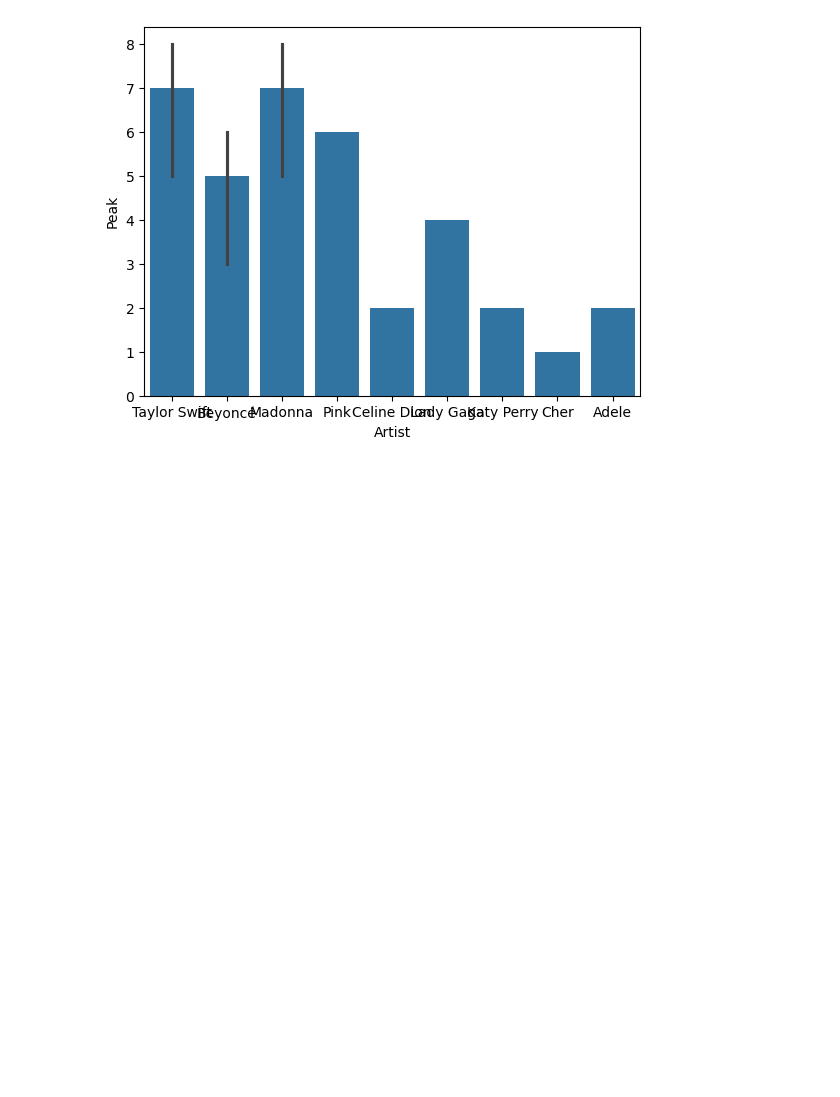
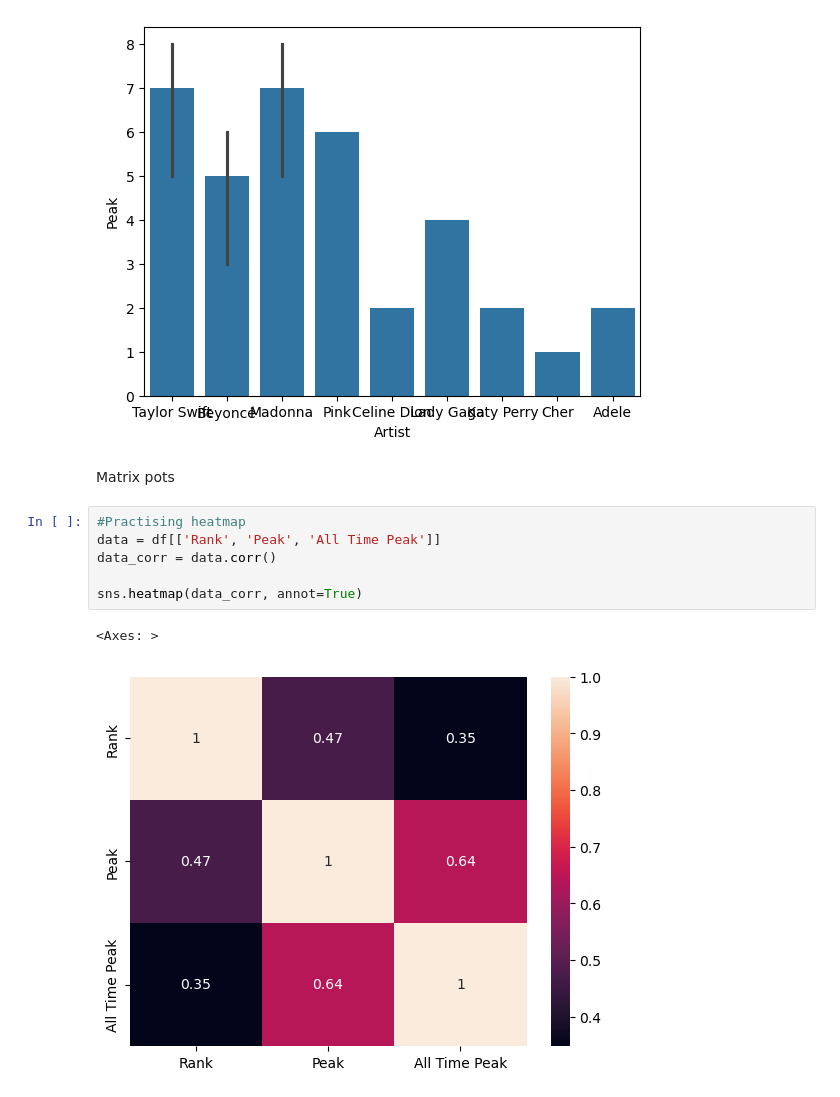
Before and after one commit to Limbu-Unish/Pandas_Content, a Jupyter notebook: Datavisualization_Finalized_dataset.ipynb, the cells around one changed output. Saved outputs shown, nothing was run; the diff lists cells and outputs as text; blank space fills up the shorter version.

```diff
--- a/Datavisualization_Finalized_dataset.ipynb
+++ b/Datavisualization_Finalized_dataset.ipynb
@@ -169,3 +129,14 @@ sns.barplot(x = df['Artist'], y = df['Peak'], estimator = np.sum)
 # %% [output]
 <Axes: xlabel='Artist', ylabel='Peak'>
 [figure]
+# %% [markdown]
+Matrix pots
+# %%
+#Practising heatmap
+data = df[['Rank', 'Peak', 'All Time Peak']]
+data_corr = data.corr()
+
+sns.heatmap(data_corr, annot=True)
+# %% [output]
+<Axes: >
+[figure, added]
```
Also changed, not shown: parts of 9 cells of this notebook, 1 other file.
